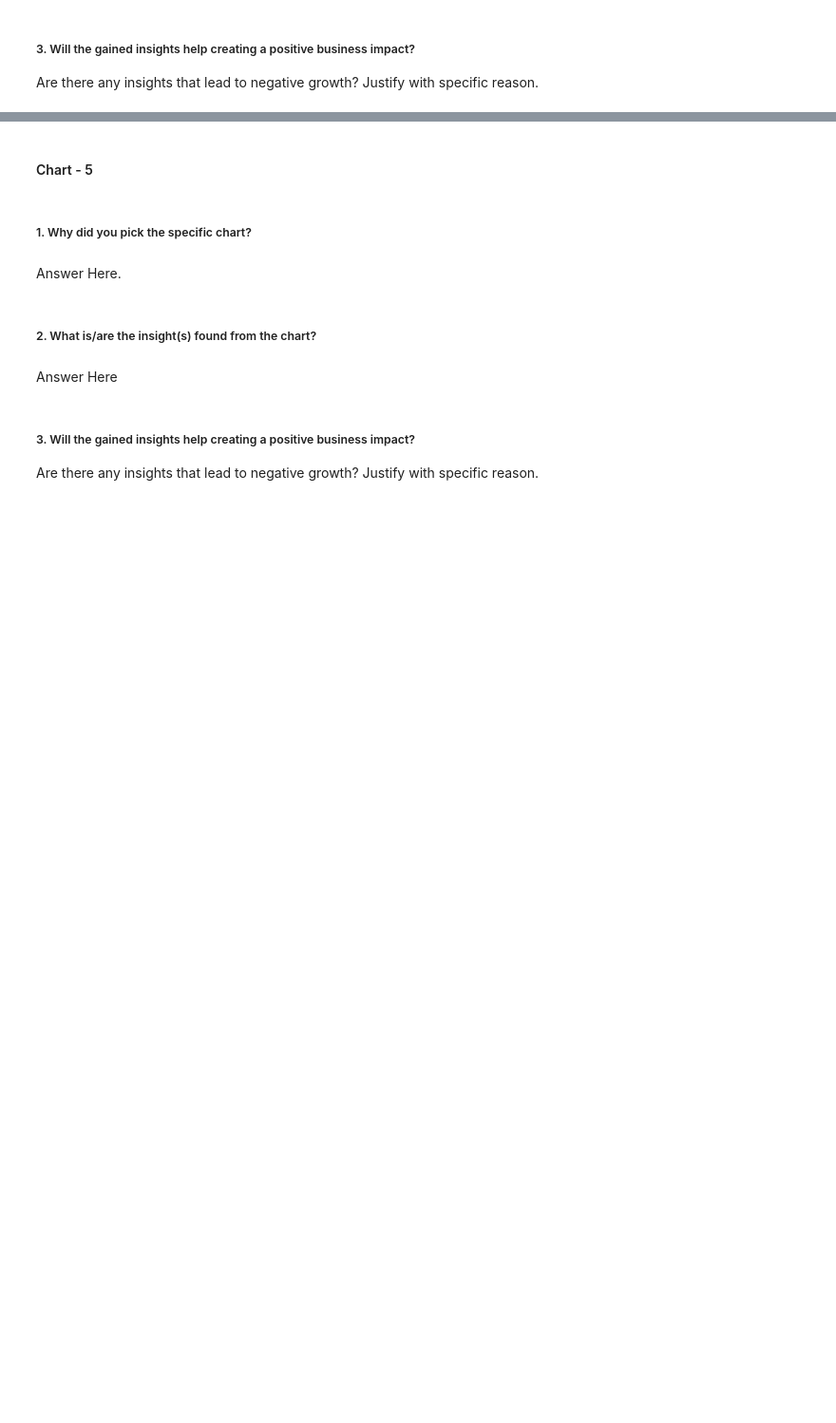
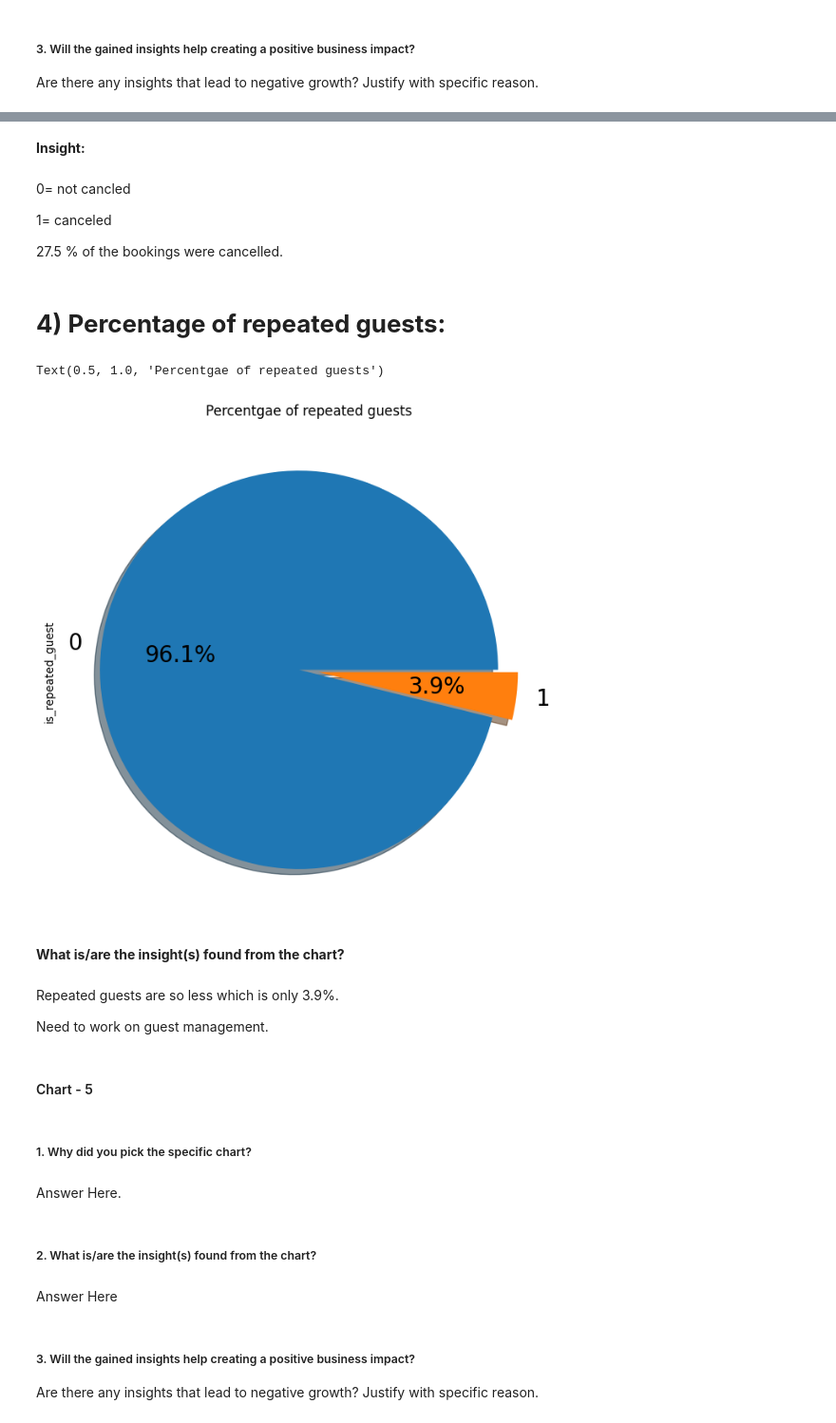
Before and after one commit to pranabrout/EDA-on-Hotel-Booking-Analysis, a Jupyter notebook: EDA_on_Hotel_Booking_Analysis_Capstone_Project_1.ipynb, the cells around one changed output, grey strips where cells are left out. Shown: that part at 95% size. Drawn from its saved outputs; the diff is of its cells as text; code cells hidden in the pictures; blank space fills up the shorter version.

```diff
--- a/EDA_on_Hotel_Booking_Analysis_Capstone_Project_1.ipynb
+++ b/EDA_on_Hotel_Booking_Analysis_Capstone_Project_1.ipynb
@@ -312,3 +469,27 @@ Answer Here
+# %% [markdown]
+**Insight:**
+# %% [markdown]
+0= not cancled
+
+1= canceled
+
+27.5 % of the bookings were cancelled.
+# %% [markdown]
+# **4) Percentage of repeated guests:**
+# %%
+# Chart - 4 visualization code
+df1['is_repeated_guest'].value_counts().plot.pie(explode=(0.05,0.05),autopct='%1.1f%%',shadow=True,figsize=(10,8),fontsize=20)
+
+plt.title("Percentgae of repeated guests") # 1 indicates repeated guests
+# %% [output]
+Text(0.5, 1.0, 'Percentgae of repeated guests')
+[figure, added]
+# %% [markdown]
+**What is/are the insight(s) found from the chart?**
+# %% [markdown]
+Repeated guests are so less which is only 3.9%.
+
+Need to work on guest management.
 # %% [markdown]
 #### Chart - 5
 # %%
```
Also changed, not shown: parts of 69 cells of this notebook.
